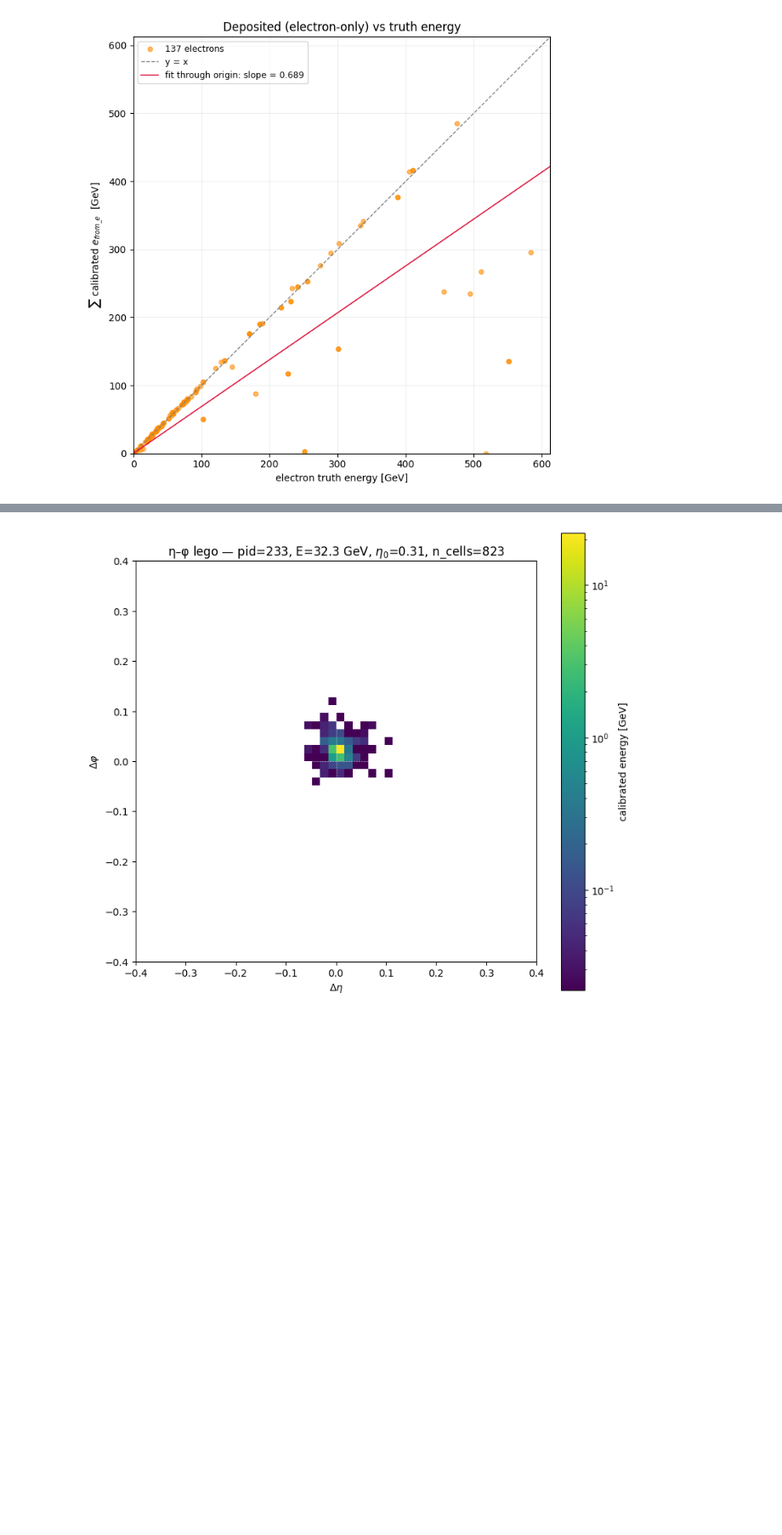
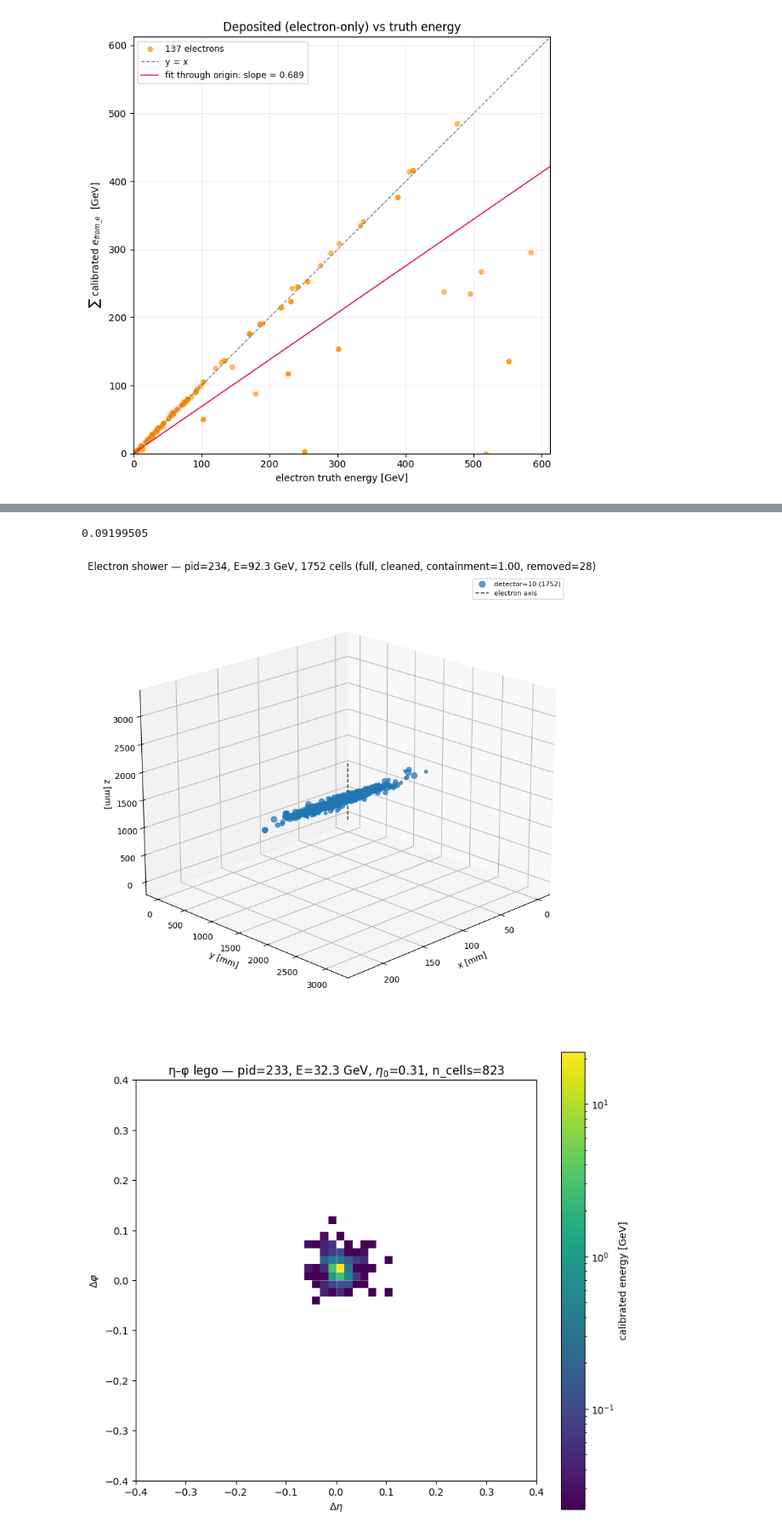
Before and after one commit to lambertloic2005/colliderml-electron-calo, a Jupyter notebook: notebooks/01_plot_gallery.ipynb, the cells around one changed output, grey strips where cells are left out. Shown at 85% size. Saved outputs shown, nothing was run; the diff lists cells and outputs as text; code cells hidden in the pictures; blank space fills up the shorter version.

```diff
--- a/notebooks/01_plot_gallery.ipynb
+++ b/notebooks/01_plot_gallery.ipynb
@@ -121,13 +124,16 @@ plt.show()
 # %%
 fig = plots.shower_3d(
     p_row,
     c_row,
     electron_pid=electron_pid,
     full_shower=True,
     clean_outliers=True,
-    containment=0.98,
+    containment=0.997,
 )
 plt.show()
+# %% [output]
+0.09199505
+[figure, added]
 # %%
 fig = plots.shower_eta_phi_lego(
     p_row,
```
Also changed, not shown: parts of 2 cells of this notebook, 2 other files.
